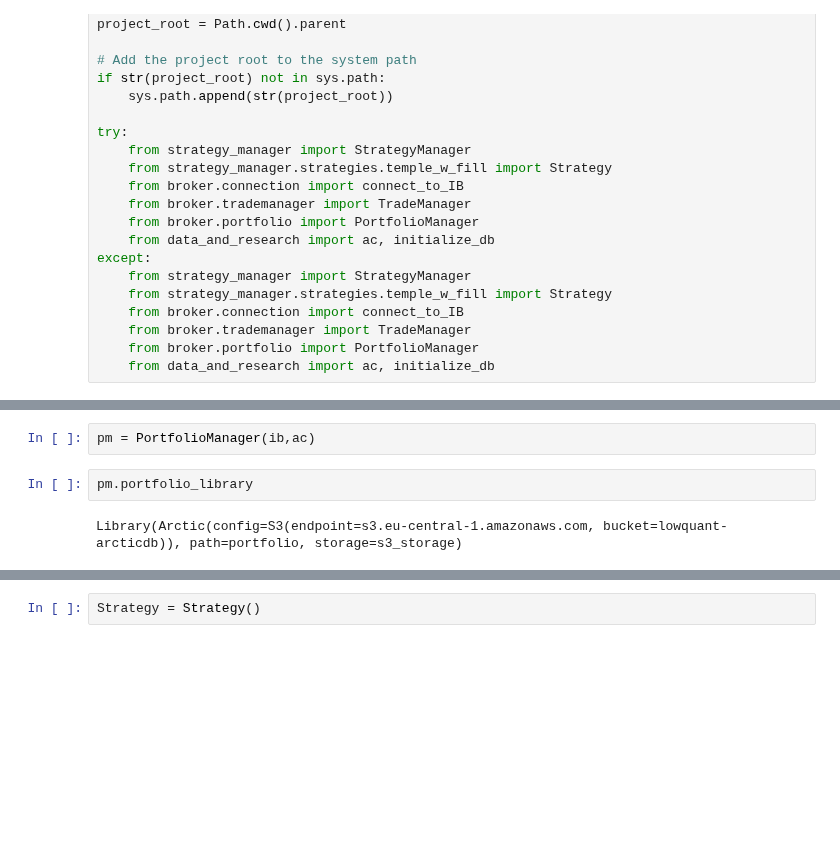
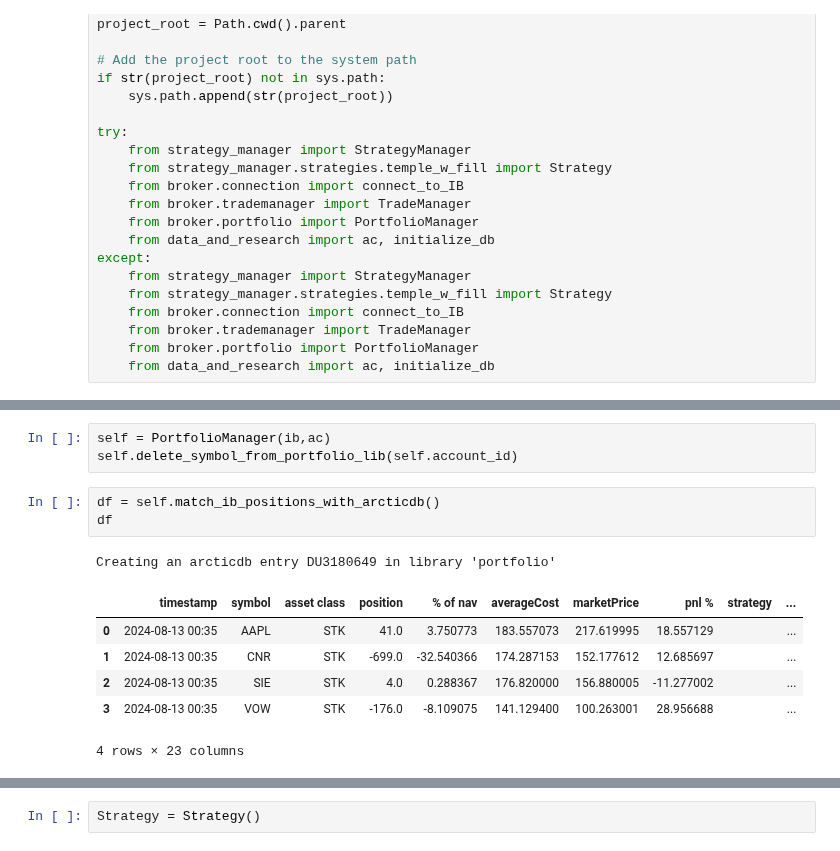
Before and after one commit to lowQuant/IB-Multi-Strategy-ATS, a Jupyter notebook: data_and_research/record_trade.ipynb, the cells around one changed output, grey strips where cells are left out. Drawn from its saved outputs; the diff is of its cells as text; blank space fills up the shorter version.

```diff
--- a/data_and_research/record_trade.ipynb
+++ b/data_and_research/record_trade.ipynb
@@ -585,6 +590,14 @@ class PortfolioManager:
 # %%
-pm = PortfolioManager(ib,ac)
+self = PortfolioManager(ib,ac)
+self.delete_symbol_from_portfolio_lib(self.account_id)
-# %%
-pm.portfolio_library
-# %% [output]
-Library(Arctic(config=S3(endpoint=s3.eu-central-1.amazonaws.com, bucket=lowquant-arcticdb)), path=portfolio, storage=s3_storage)
+# %%
+df = self.match_ib_positions_with_arcticdb()
+df
+# %% [output]
+Creating an arcticdb entry DU3180649 in library 'portfolio'
+|  | timestamp | symbol | asset class | position | % of nav | averageCost | marketPrice | pnl % | strategy | ... |
+| 0 | 2024-08-13 00:35 | AAPL | STK | 41.0 | 3.750773 | 183.557073 | 217.619995 | 18.557129 |  | ... |
+| 1 | 2024-08-13 00:35 | CNR | STK | -699.0 | -32.540366 | 174.287153 | 152.177612 | 12.685697 |  | ... |
+| 2 | 2024-08-13 00:35 | SIE | STK | 4.0 | 0.288367 | 176.820000 | 156.880005 | -11.277002 |  | ... |
+| 3 | 2024-08-13 00:35 | VOW | STK | -176.0 | -8.109075 | 141.129400 | 100.263001 | 28.956688 |  | ... |
+4 rows × 23 columns
```
Also changed, not shown: parts of 28 cells of this notebook.
